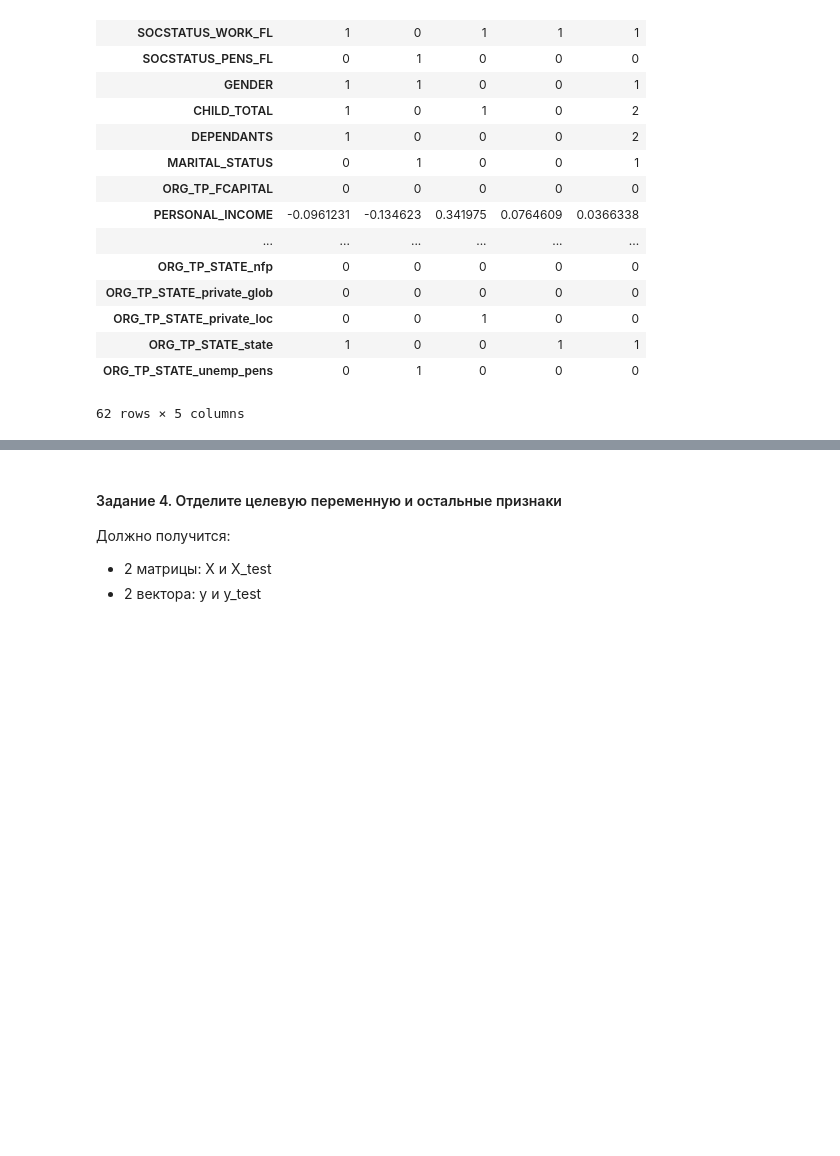
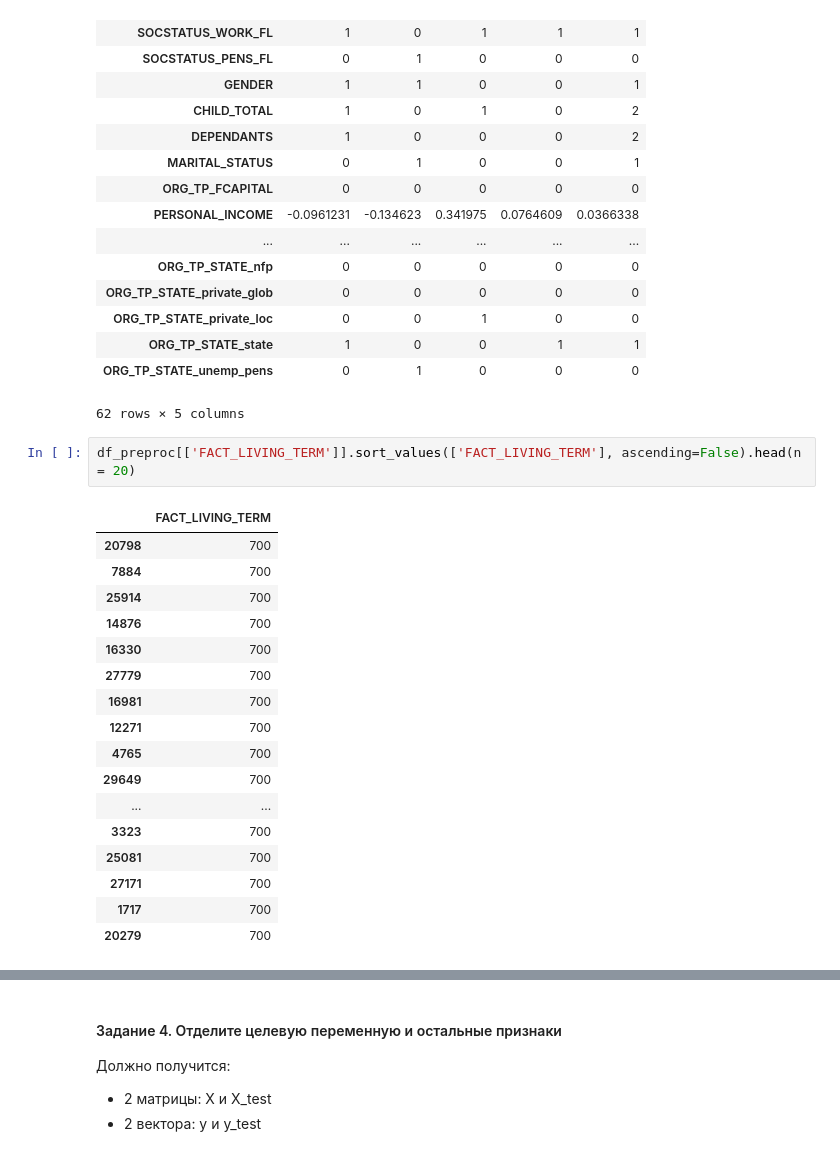
Before and after one commit to andrew-kh/sfml, a Jupyter notebook: Lesson 2 HW/hw2-task-v2.ipynb, the cells around one changed output, grey strips where cells are left out. Drawn from its saved outputs; the diff is of its cells as text; blank space fills up the shorter version.

```diff
--- a/Lesson 2 HW/hw2-task-v2.ipynb
+++ b/Lesson 2 HW/hw2-task-v2.ipynb
@@ -543,3 +552,23 @@ df_preproc.head().T
 | ORG_TP_STATE_state | 1 | 0 | 0 | 1 | 1 |
 | ORG_TP_STATE_unemp_pens | 0 | 1 | 0 | 0 | 0 |
 62 rows × 5 columns
+# %%
+df_preproc[['FACT_LIVING_TERM']].sort_values(['FACT_LIVING_TERM'], ascending=False).head(n = 20)
+# %% [output]
+|  | FACT_LIVING_TERM |
+| 20798 | 700 |
+| 7884 | 700 |
+| 25914 | 700 |
+| 14876 | 700 |
+| 16330 | 700 |
+| 27779 | 700 |
+| 16981 | 700 |
+| 12271 | 700 |
+| 4765 | 700 |
+| 29649 | 700 |
+| ... | ... |
+| 3323 | 700 |
+| 25081 | 700 |
+| 27171 | 700 |
+| 1717 | 700 |
+| 20279 | 700 |
```
Also changed, not shown: parts of 11 cells of this notebook.
